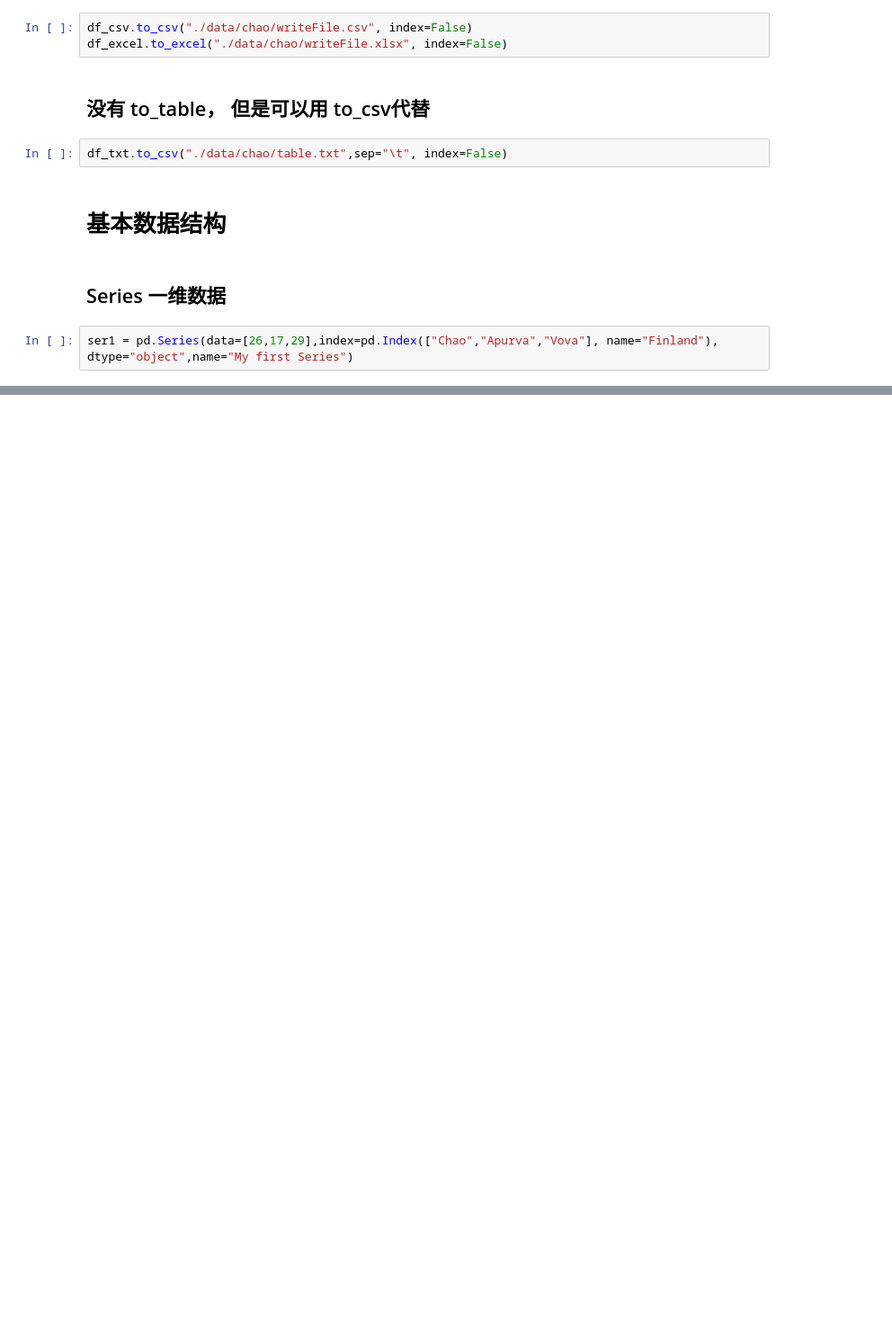
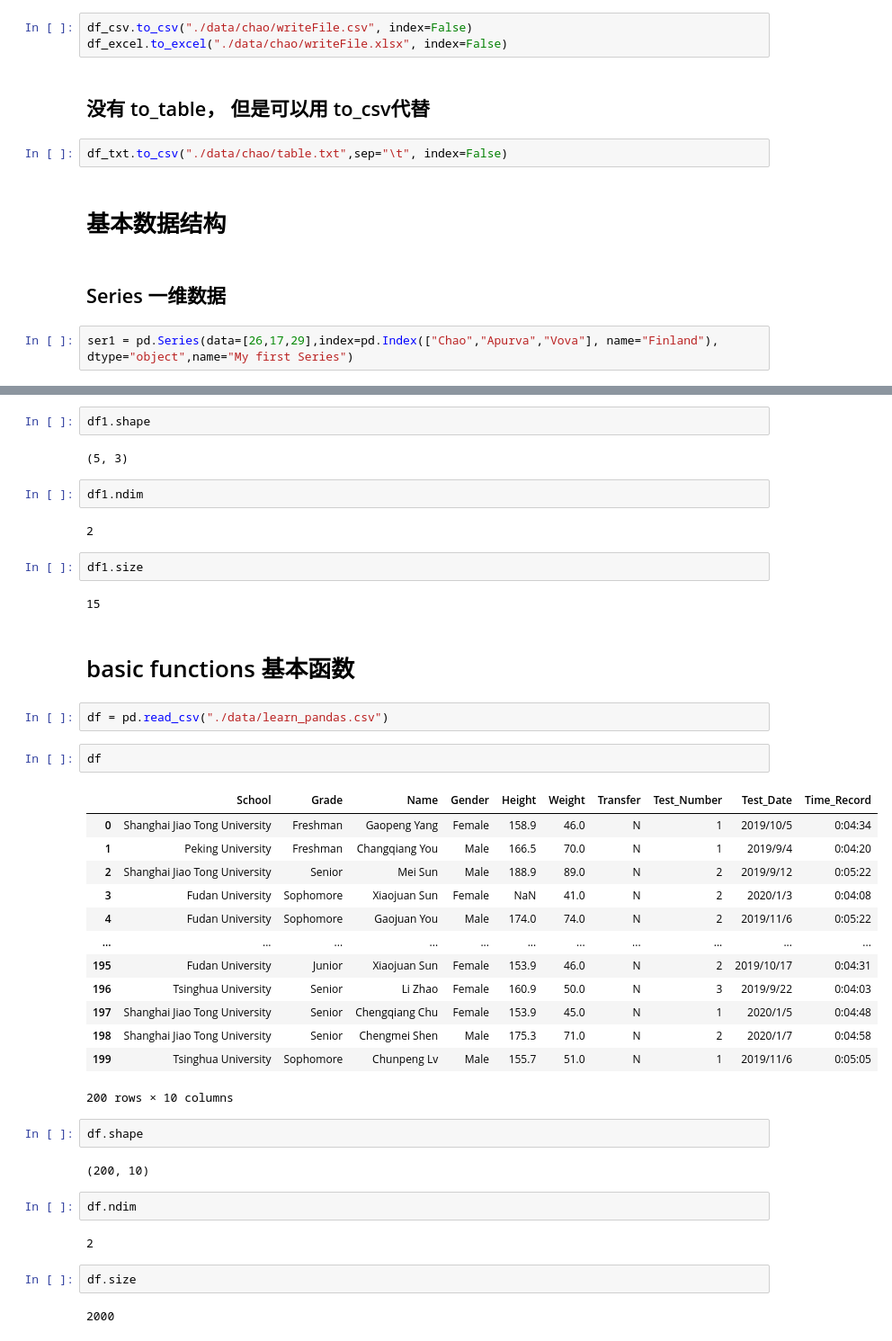
Before and after one commit to Chao216/Ali-Tianchi, a Jupyter notebook: Pandas/002 pandas basic.ipynb, the cells around one changed output, grey strips where cells are left out. Shown at 90% size. Drawn from its saved outputs; the diff is of its cells as text; blank space fills up the shorter version.

```diff
--- a/Pandas/002 pandas basic.ipynb
+++ b/Pandas/002 pandas basic.ipynb
@@ -212,0 +201,44 @@ df1.size
+# %%
+df1.shape
+# %% [output]
+(5, 3)
+# %%
+df1.ndim
+# %% [output]
+2
+# %%
+df1.size
+# %% [output]
+15
+# %% [markdown]
+# basic functions 基本函数
+# %%
+df = pd.read_csv("./data/learn_pandas.csv")
+# %%
+df
+# %% [output]
+|  | School | Grade | Name | Gender | Height | Weight | Transfer | Test_Number | Test_Date | Time_Record |
+| 0 | Shanghai Jiao Tong University | Freshman | Gaopeng Yang | Female | 158.9 | 46.0 | N | 1 | 2019/10/5 | 0:04:34 |
+| 1 | Peking University | Freshman | Changqiang You | Male | 166.5 | 70.0 | N | 1 | 2019/9/4 | 0:04:20 |
+| 2 | Shanghai Jiao Tong University | Senior | Mei Sun | Male | 188.9 | 89.0 | N | 2 | 2019/9/12 | 0:05:22 |
+| 3 | Fudan University | Sophomore | Xiaojuan Sun | Female | NaN | 41.0 | N | 2 | 2020/1/3 | 0:04:08 |
+| 4 | Fudan University | Sophomore | Gaojuan You | Male | 174.0 | 74.0 | N | 2 | 2019/11/6 | 0:05:22 |
+| ... | ... | ... | ... | ... | ... | ... | ... | ... | ... | ... |
+| 195 | Fudan University | Junior | Xiaojuan Sun | Female | 153.9 | 46.0 | N | 2 | 2019/10/17 | 0:04:31 |
+| 196 | Tsinghua University | Senior | Li Zhao | Female | 160.9 | 50.0 | N | 3 | 2019/9/22 | 0:04:03 |
+| 197 | Shanghai Jiao Tong University | Senior | Chengqiang Chu | Female | 153.9 | 45.0 | N | 1 | 2020/1/5 | 0:04:48 |
+| 198 | Shanghai Jiao Tong University | Senior | Chengmei Shen | Male | 175.3 | 71.0 | N | 2 | 2020/1/7 | 0:04:58 |
+| 199 | Tsinghua University | Sophomore | Chunpeng Lv | Male | 155.7 | 51.0 | N | 1 | 2019/11/6 | 0:05:05 |
+200 rows × 10 columns
+# %%
+df.shape
+# %% [output]
+(200, 10)
+# %%
+df.ndim
+# %% [output]
+2
+# %%
+df.size
+# %% [output]
+2000
```
Also changed, not shown: parts of 61 cells of this notebook.
